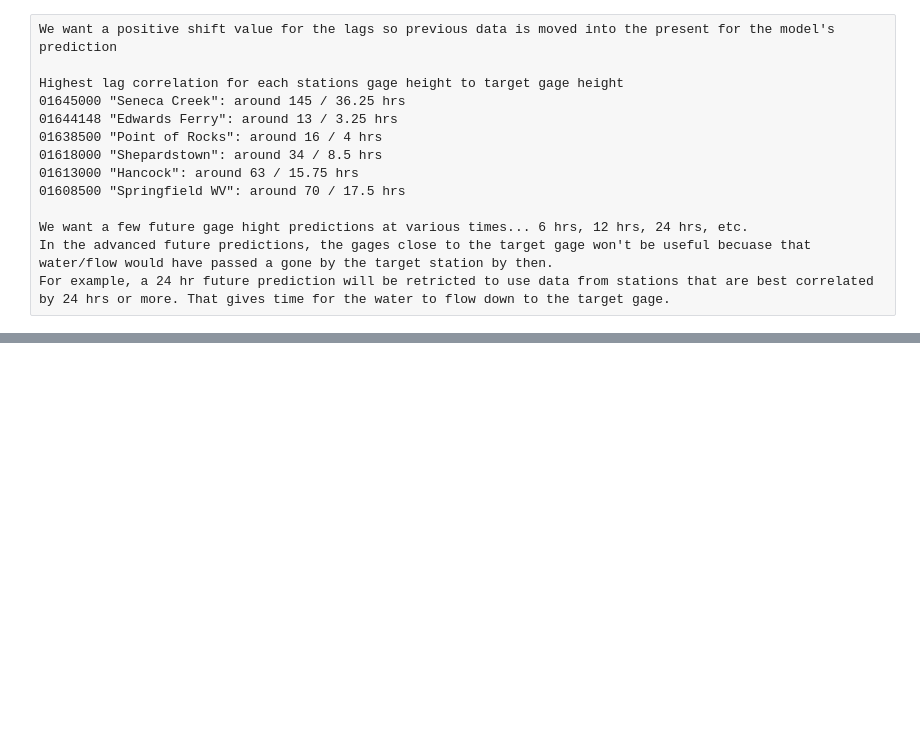
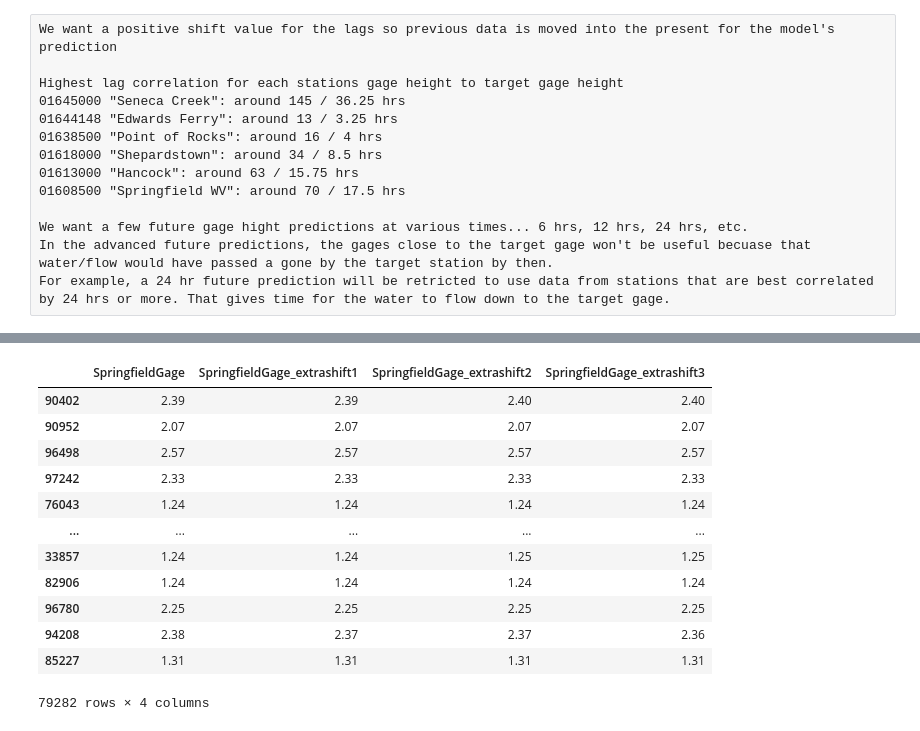
Before and after one commit to jt-hunter/River_data_scrap, a Jupyter notebook: Modeling Analysis.ipynb, the cells around one changed output, grey strips where cells are left out. Saved outputs shown, nothing was run; the diff lists cells and outputs as text; code cells hidden in the pictures; blank space fills up the shorter version.

```diff
--- a/Modeling Analysis.ipynb
+++ b/Modeling Analysis.ipynb
@@ -146,3 +159,19 @@ loss, acc = model.evaluate(test_images, test_labels, verbose=2)
 print("Restored model, accuracy: {:5.2f}%".format(100 * acc))
 # %%
 pd.set_option('display.max_rows', 500)
+# %%
+X_train_17hrs
+# %% [output]
+|  | SpringfieldGage | SpringfieldGage_extrashift1 | SpringfieldGage_extrashift2 | SpringfieldGage_extrashift3 |
+| 90402 | 2.39 | 2.39 | 2.40 | 2.40 |
+| 90952 | 2.07 | 2.07 | 2.07 | 2.07 |
+| 96498 | 2.57 | 2.57 | 2.57 | 2.57 |
+| 97242 | 2.33 | 2.33 | 2.33 | 2.33 |
+| 76043 | 1.24 | 1.24 | 1.24 | 1.24 |
+| ... | ... | ... | ... | ... |
+| 33857 | 1.24 | 1.24 | 1.25 | 1.25 |
+| 82906 | 1.24 | 1.24 | 1.24 | 1.24 |
+| 96780 | 2.25 | 2.25 | 2.25 | 2.25 |
+| 94208 | 2.38 | 2.37 | 2.37 | 2.36 |
+| 85227 | 1.31 | 1.31 | 1.31 | 1.31 |
+79282 rows × 4 columns
```
Also changed, not shown: parts of 7 cells of this notebook.
